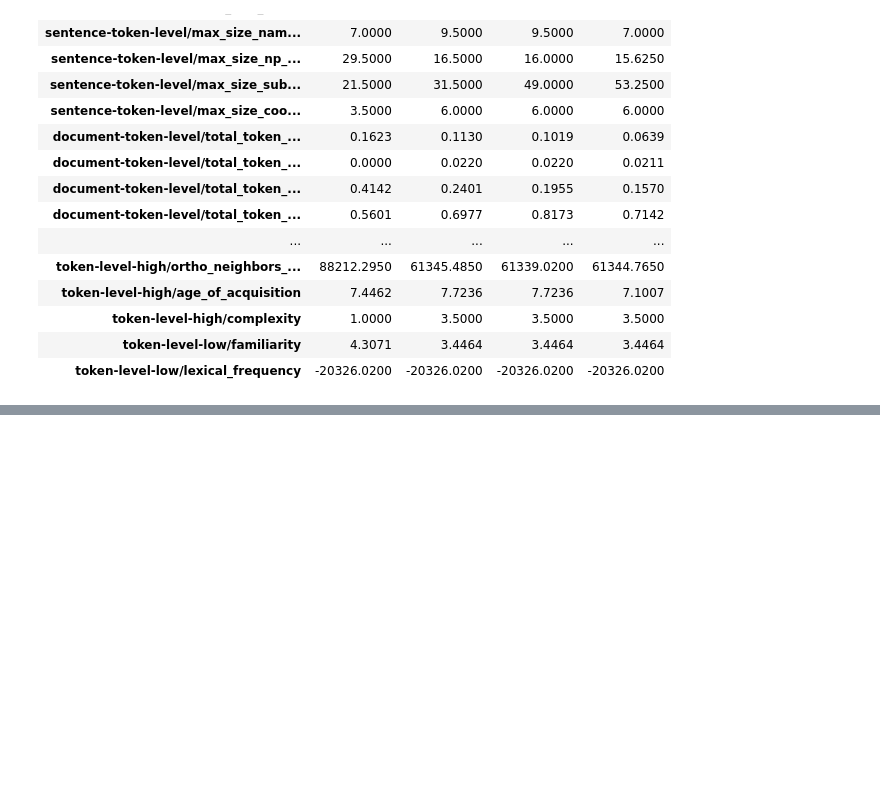
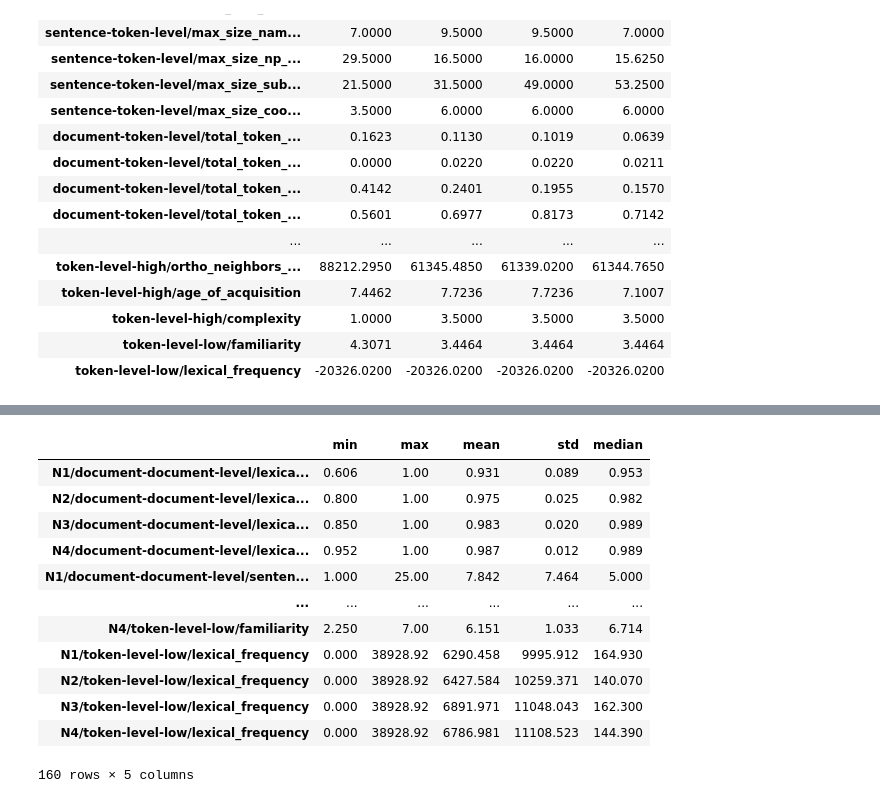
Before and after one commit to wafaAissaa/thresholds, a Jupyter notebook: plot_thresholds.ipynb, the cells around one changed output, grey strips where cells are left out. Cells and saved outputs as stored; diff of their text form; code cells hidden in the pictures; blank space fills up the shorter version.

```diff
--- a/plot_thresholds.ipynb
+++ b/plot_thresholds.ipynb
@@ -71,0 +87,57 @@ def draw_boxplot(data, title="Boxplot", xlabel="Values"):
+# %%
+import pandas as pd
+import numpy as np
+import json
+
+with open('./results/distributions.json') as json_data:
+    distributions = json.load(json_data)
+
+stats = {}
+
+for level, categories in distributions.items():
+    for category, features in categories.items():
+        for feature, values in features.items():
+            index = f"{level}/{category}/{feature}"
+            arr = np.array(values, dtype=float)
+            stats[index] = {
+                "min": arr.min(),
+                "max": arr.max(),
+                "mean": arr.mean(),
+                "std": arr.std(),
+                "median": np.median(arr),
+            }
+
+df = pd.DataFrame.from_dict(stats, orient="index")
+
+# split index into (level, category, feature)
+df["level"] = df.index.str.split("/").str[0]
+df["category"] = df.index.str.split("/").str[1]
+df["feature"] = df.index.str.split("/").str[2]
+
+# sort by category, feature, then level
+df = df.sort_values(["category", "feature", "level"])
+
+# rebuild flat index in desired order
+df.index = df.apply(lambda row: f"{row['level']}/{row['category']}/{row['feature']}", axis=1)
+
+# drop helper columns
+df = df.drop(columns=["level", "category", "feature"])
+
+# round for readability
+df = df.round(3)
+
+df
+# %% [output]
+|  | min | max | mean | std | median |
+| N1/document-document-level/lexica... | 0.606 | 1.00 | 0.931 | 0.089 | 0.953 |
+| N2/document-document-level/lexica... | 0.800 | 1.00 | 0.975 | 0.025 | 0.982 |
+| N3/document-document-level/lexica... | 0.850 | 1.00 | 0.983 | 0.020 | 0.989 |
+| N4/document-document-level/lexica... | 0.952 | 1.00 | 0.987 | 0.012 | 0.989 |
+| N1/document-document-level/senten... | 1.000 | 25.00 | 7.842 | 7.464 | 5.000 |
+| ... | ... | ... | ... | ... | ... |
+| N4/token-level-low/familiarity | 2.250 | 7.00 | 6.151 | 1.033 | 6.714 |
+| N1/token-level-low/lexical_frequency | 0.000 | 38928.92 | 6290.458 | 9995.912 | 164.930 |
+| N2/token-level-low/lexical_frequency | 0.000 | 38928.92 | 6427.584 | 10259.371 | 140.070 |
+| N3/token-level-low/lexical_frequency | 0.000 | 38928.92 | 6891.971 | 11048.043 | 162.300 |
+| N4/token-level-low/lexical_frequency | 0.000 | 38928.92 | 6786.981 | 11108.523 | 144.390 |
+160 rows × 5 columns
```
Also changed, not shown: parts of 1 cell of this notebook, 3 other files.
